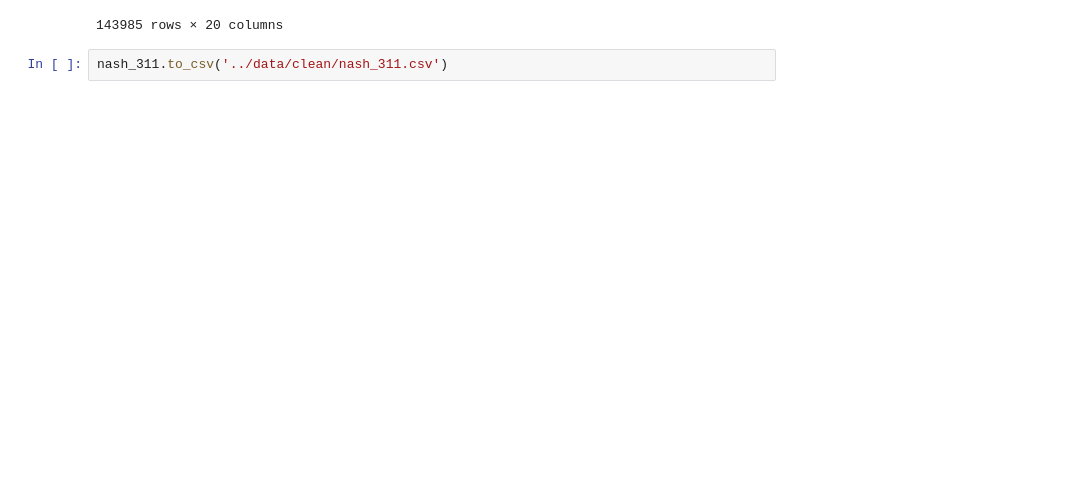
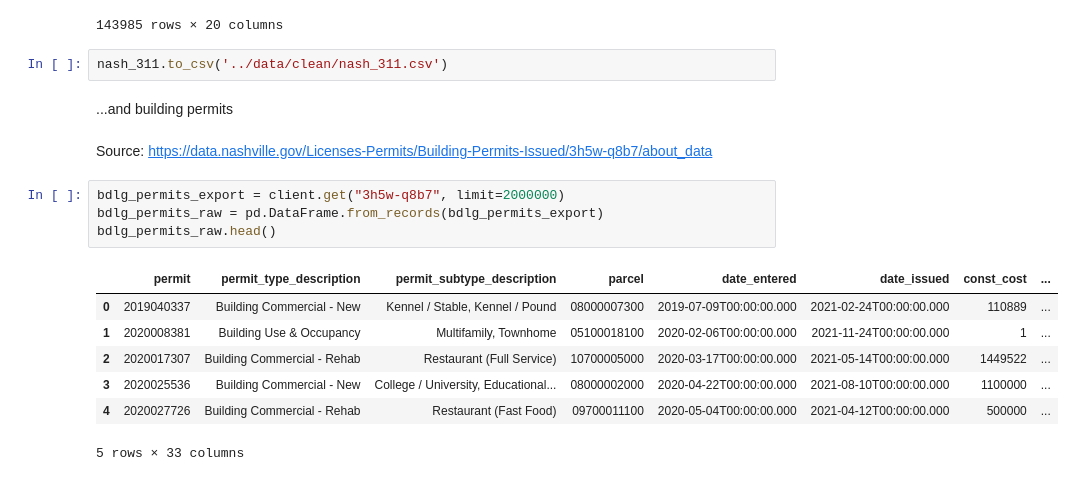
Before and after one commit to jchabinec/Making-Nashvilles-Streets-Safer, a Jupyter notebook: notebooks/get_data.ipynb, the cells around one changed output. Cells and saved outputs as stored; diff of their text form; blank space fills up the shorter version.

```diff
--- a/notebooks/get_data.ipynb
+++ b/notebooks/get_data.ipynb
@@ -234,3 +234,18 @@ nash_311
 143985 rows × 20 columns
 # %%
 nash_311.to_csv('../data/clean/nash_311.csv')
+# %% [markdown]
+...and building permits<br><br>
+Source: https://data.nashville.gov/Licenses-Permits/Building-Permits-Issued/3h5w-q8b7/about_data
+# %%
+bdlg_permits_export = client.get("3h5w-q8b7", limit=2000000)
+bdlg_permits_raw = pd.DataFrame.from_records(bdlg_permits_export)
+bdlg_permits_raw.head()
+# %% [output]
+|  | permit | permit_type_description | permit_subtype_description | parcel | date_entered | date_issued | const_cost | ... |
+| 0 | 2019040337 | Building Commercial - New | Kennel / Stable, Kennel / Pound | 08000007300 | 2019-07-09T00:00:00.000 | 2021-02-24T00:00:00.000 | 110889 | ... |
+| 1 | 2020008381 | Building Use & Occupancy | Multifamily, Townhome | 05100018100 | 2020-02-06T00:00:00.000 | 2021-11-24T00:00:00.000 | 1 | ... |
+| 2 | 2020017307 | Building Commercial - Rehab | Restaurant (Full Service) | 10700005000 | 2020-03-17T00:00:00.000 | 2021-05-14T00:00:00.000 | 1449522 | ... |
+| 3 | 2020025536 | Building Commercial - New | College / University, Educational... | 08000002000 | 2020-04-22T00:00:00.000 | 2021-08-10T00:00:00.000 | 1100000 | ... |
+| 4 | 2020027726 | Building Commercial - Rehab | Restaurant (Fast Food) | 09700011100 | 2020-05-04T00:00:00.000 | 2021-04-12T00:00:00.000 | 500000 | ... |
+5 rows × 33 columns
```
Also changed, not shown: parts of 10 cells of this notebook, 5 other files.
